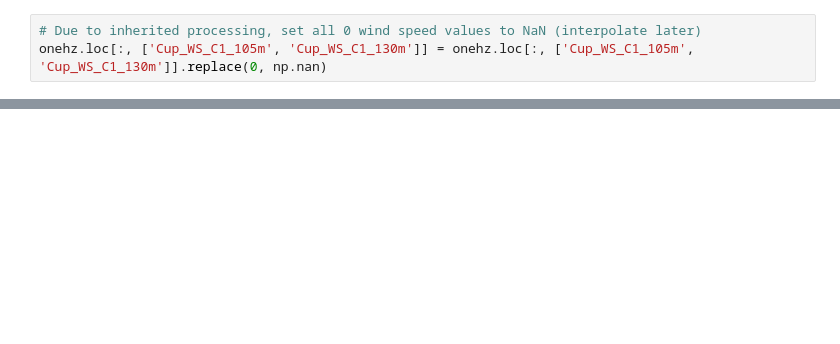
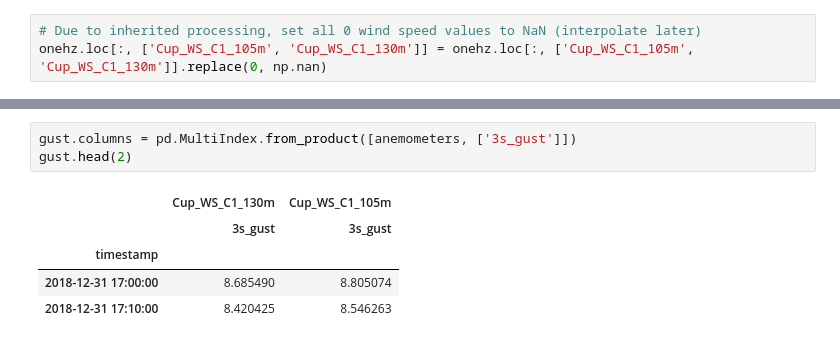
Before and after one commit to TrentonBush/turbulence_spectra, a Jupyter notebook: notebooks/09_aggregate_cup_data.ipynb, the cells around one changed output, grey strips where cells are left out. Drawn from its saved outputs; the diff is of its cells as text; blank space fills up the shorter version.

```diff
--- a/notebooks/09_aggregate_cup_data.ipynb
+++ b/notebooks/09_aggregate_cup_data.ipynb
@@ -45,0 +91,9 @@ onehz.loc[:, ['Cup_WS_C1_105m', 'Cup_WS_C1_130m']] = onehz.loc[:, ['Cup_WS_C1_10
+# %%
+gust.columns = pd.MultiIndex.from_product([anemometers, ['3s_gust']])
+gust.head(2)
+# %% [output]
+|  | Cup_WS_C1_130m | Cup_WS_C1_105m |
+|  | 3s_gust | 3s_gust |
+| timestamp |  |  |
+| 2018-12-31 17:00:00 | 8.685490 | 8.805074 |
+| 2018-12-31 17:10:00 | 8.420425 | 8.546263 |
```
Also changed, not shown: parts of 14 cells of this notebook.
